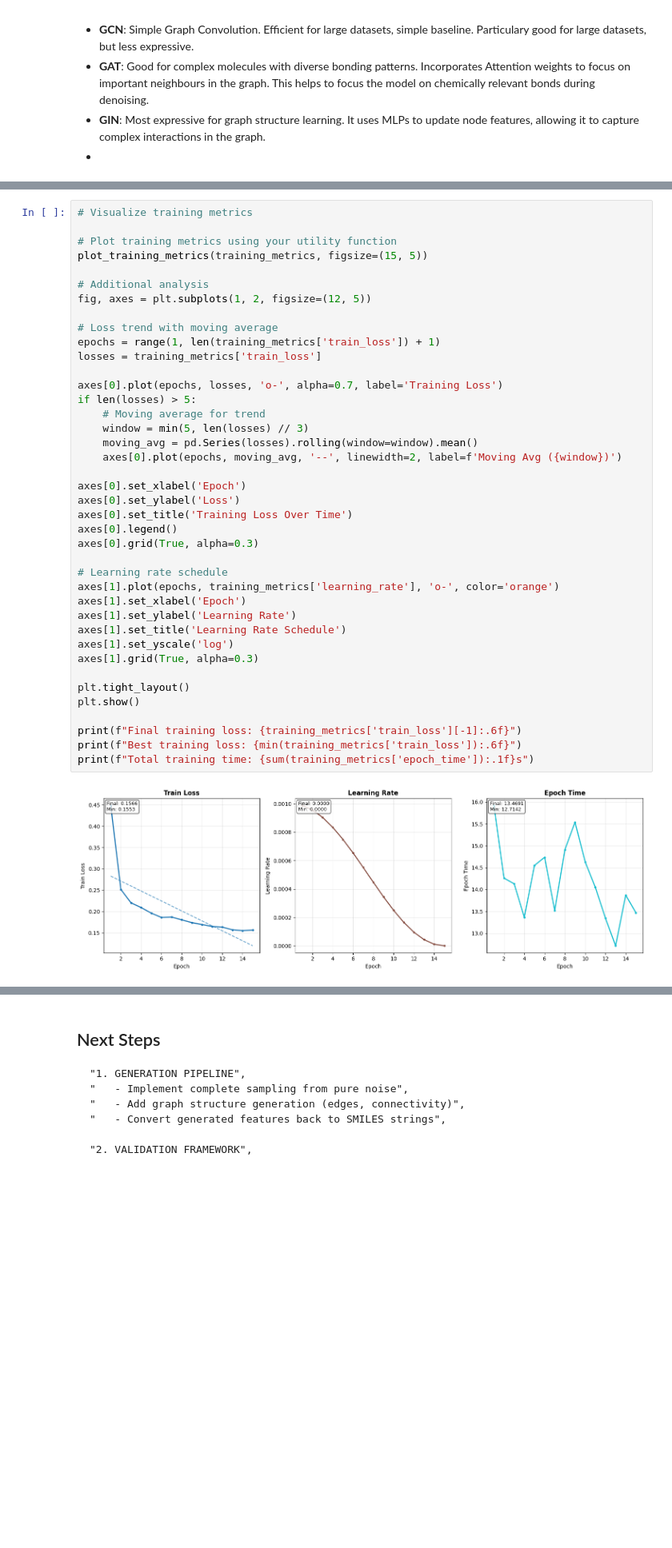
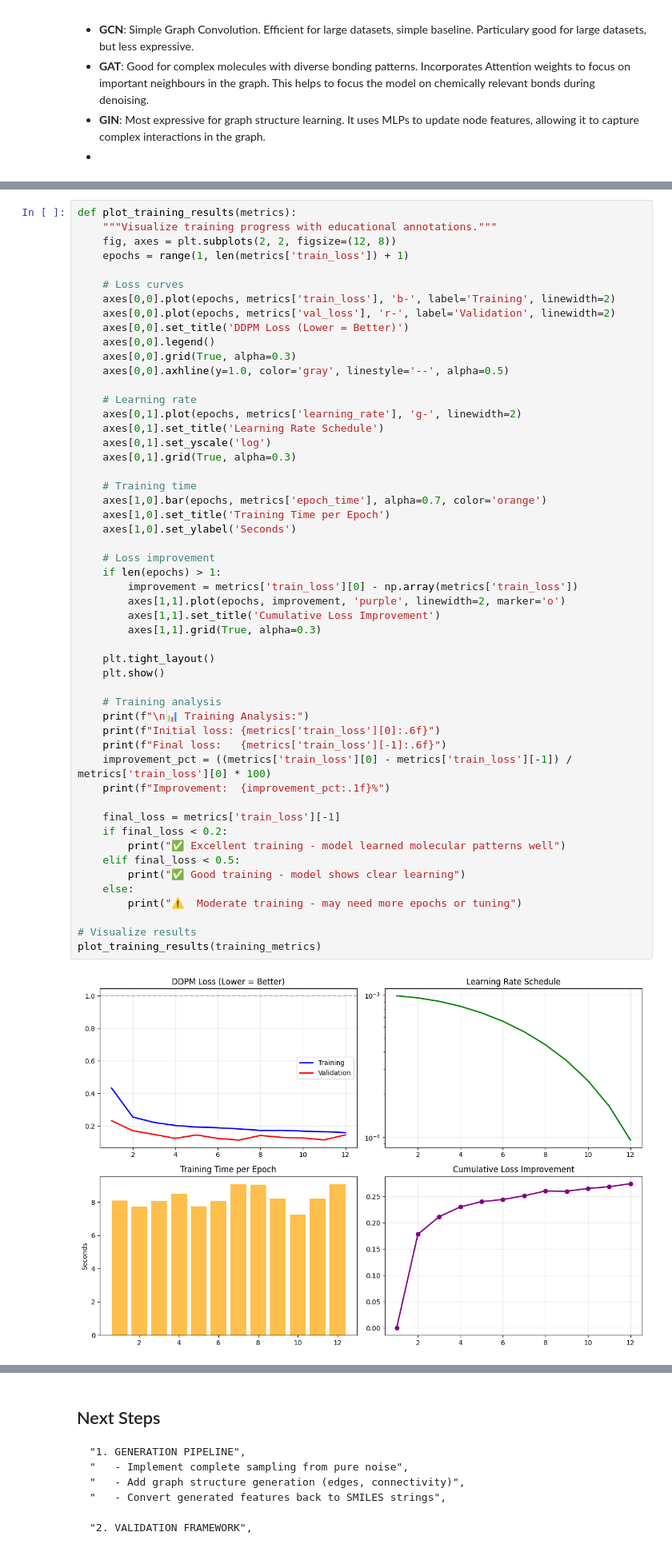
Before and after one commit to Jan10e/diffusion_gnn, a Jupyter notebook: experiments/notebooks/03_2d_molecular_diffusion_gnn_tox21.ipynb, the cells around one changed output, grey strips where cells are left out. Shown at 80% size. Drawn from its saved outputs; the diff is of its cells as text; blank space fills up the shorter version.

```diff
--- a/experiments/notebooks/03_2d_molecular_diffusion_gnn_tox21.ipynb
+++ b/experiments/notebooks/03_2d_molecular_diffusion_gnn_tox21.ipynb
@@ -712,42 +1194,54 @@ Epoch 15 completed - DDPM Loss: 0.156609, Time: 13.47s, LR: 0.00e+00
 # %%
-# Visualize training metrics
+def plot_training_results(metrics):
+    """Visualize training progress with educational annotations."""
+    fig, axes = plt.subplots(2, 2, figsize=(12, 8))
+    epochs = range(1, len(metrics['train_loss']) + 1)
 
-# Plot training metrics using your utility function
-plot_training_metrics(training_metrics, figsize=(15, 5))
+    # Loss curves
+    axes[0,0].plot(epochs, metrics['train_loss'], 'b-', label='Training', linewidth=2)
+    axes[0,0].plot(epochs, metrics['val_loss'], 'r-', label='Validation', linewidth=2)
+    axes[0,0].set_title('DDPM Loss (Lower = Better)')
+    axes[0,0].legend()
+    axes[0,0].grid(True, alpha=0.3)
+    axes[0,0].axhline(y=1.0, color='gray', linestyle='--', alpha=0.5)
 
-# Additional analysis
-fig, axes = plt.subplots(1, 2, figsize=(12, 5))
+    # Learning rate
+    axes[0,1].plot(epochs, metrics['learning_rate'], 'g-', linewidth=2)
+    axes[0,1].set_title('Learning Rate Schedule')
+    axes[0,1].set_yscale('log')
+    axes[0,1].grid(True, alpha=0.3)
 
-# Loss trend with moving average
-epochs = range(1, len(training_metrics['train_loss']) + 1)
-losses = training_metrics['train_loss']
+    # Training time
+    axes[1,0].bar(epochs, metrics['epoch_time'], alpha=0.7, color='orange')
+    axes[1,0].set_title('Training Time per Epoch')
+    axes[1,0].set_ylabel('Seconds')
 
-axes[0].plot(epochs, losses, 'o-', alpha=0.7, label='Training Loss')
-if len(losses) > 5:
-    # Moving average for trend
-    window = min(5, len(losses) // 3)
-    moving_avg = pd.Series(losses).rolling(window=window).mean()
-    axes[0].plot(epochs, moving_avg, '--', linewidth=2, label=f'Moving Avg ({window})')
+    # Loss improvement
+    if len(epochs) > 1:
+        improvement = metrics['train_loss'][0] - np.array(metrics['train_loss'])
+        axes[1,1].plot(epochs, improvement, 'purple', linewidth=2, marker='o')
+        axes[1,1].set_title('Cumulative Loss Improvement')
+        axes[1,1].grid(True, alpha=0.3)
 
-axes[0].set_xlabel('Epoch')
-axes[0].set_ylabel('Loss')
-axes[0].set_title('Training Loss Over Time')
-axes[0].legend()
-axes[0].grid(True, alpha=0.3)
+    plt.tight_layout()
+    plt.show()
 
-# Learning rate schedule
-axes[1].plot(epochs, training_metrics['learning_rate'], 'o-', color='orange')
-axes[1].set_xlabel('Epoch')
-axes[1].set_ylabel('Learning Rate')
-axes[1].set_title('Learning Rate Schedule')
-axes[1].set_yscale('log')
-axes[1].grid(True, alpha=0.3)
+    # Training analysis
+    print(f"\n📊 Training Analysis:")
+    print(f"Initial loss: {metrics['train_loss'][0]:.6f}")
+    print(f"Final loss:   {metrics['train_loss'][-1]:.6f}")
+    improvement_pct = ((metrics['train_loss'][0] - metrics['train_loss'][-1]) / metrics['train_loss'][0] * 100)
+    print(f"Improvement:  {improvement_pct:.1f}%")
 
-plt.tight_layout()
-plt.show()
+    final_loss = metrics['train_loss'][-1]
+    if final_loss < 0.2:
+        print("✅ Excellent training - model learned molecular patterns well")
+    elif final_loss < 0.5:
+        print("✅ Good training - model shows clear learning")
+    else:
+        print("⚠️  Moderate training - may need more epochs or tuning")
 
-print(f"Final training loss: {training_metrics['train_loss'][-1]:.6f}")
-print(f"Best training loss: {min(training_metrics['train_loss']):.6f}")
-print(f"Total training time: {sum(training_metrics['epoch_time']):.1f}s")
+# Visualize results
+plot_training_results(training_metrics)
 # %% [output]
-[figure, old version]
+[figure, new version]
```
Also changed, not shown: parts of 24 cells of this notebook, 1 other file.
